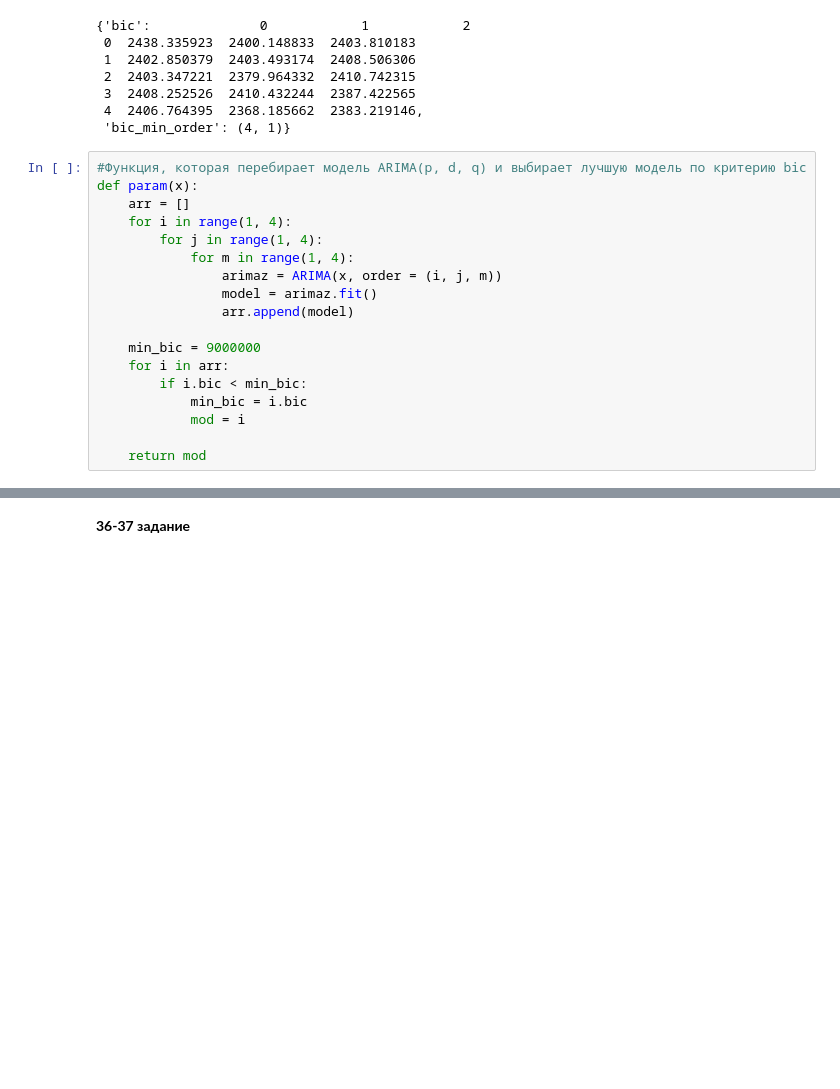
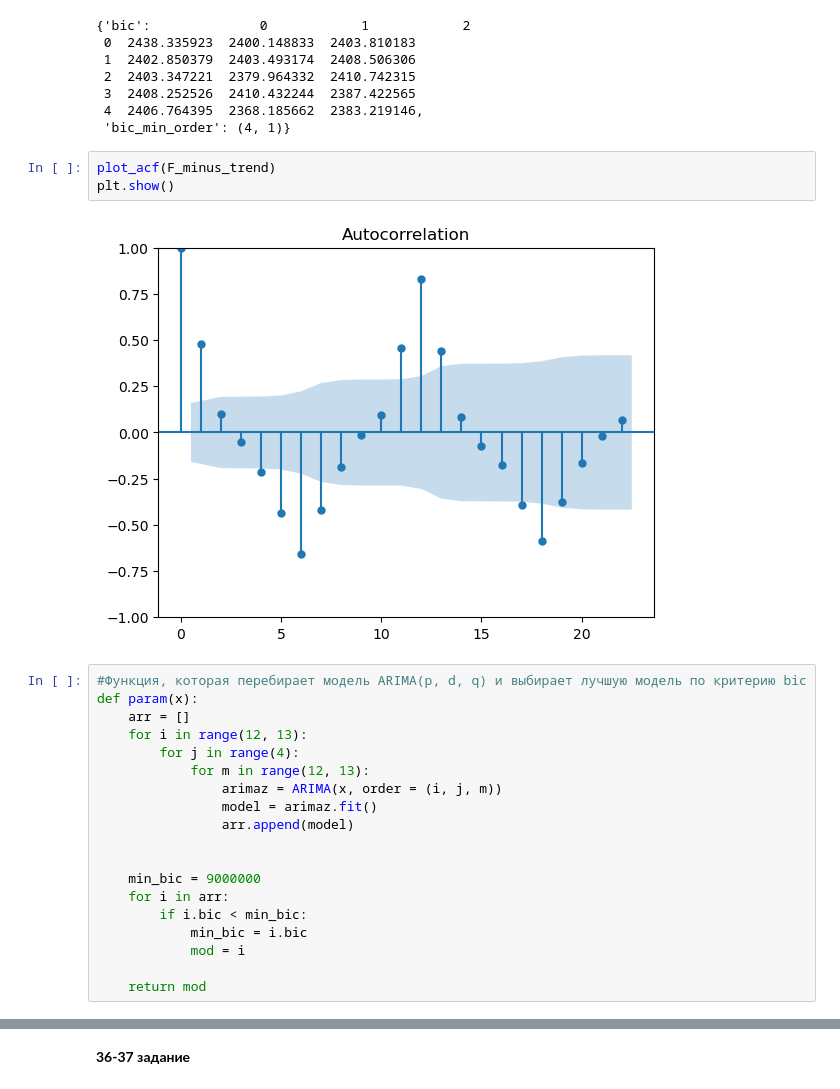
Before and after one commit to sympathhy/Vremennyi, a Jupyter notebook: lab4.ipynb, the cells around one changed output, grey strips where cells are left out. Saved outputs shown, nothing was run; the diff lists cells and outputs as text; blank space fills up the shorter version.

```diff
--- a/lab4.ipynb
+++ b/lab4.ipynb
@@ -328,16 +318,22 @@ stt.arma_order_select_ic(F_minus_trend)
  3  2408.252526  2410.432244  2387.422565
  4  2406.764395  2368.185662  2383.219146,
  'bic_min_order': (4, 1)}
+# %%
+plot_acf(F_minus_trend)
+plt.show()
+# %% [output]
+[figure, added]
 # %%
 #Функция, которая перебирает модель ARIMA(p, d, q) и выбирает лучшую модель по критерию bic
 def param(x):
     arr = []
-    for i in range(1, 4):
-        for j in range(1, 4):
-            for m in range(1, 4):
+    for i in range(12, 13):
+        for j in range(4):
+            for m in range(12, 13):
                 arimaz = ARIMA(x, order = (i, j, m))
                 model = arimaz.fit()
                 arr.append(model)
+
 
     min_bic = 9000000
     for i in arr:
```
Also changed, not shown: parts of 18 cells of this notebook.
